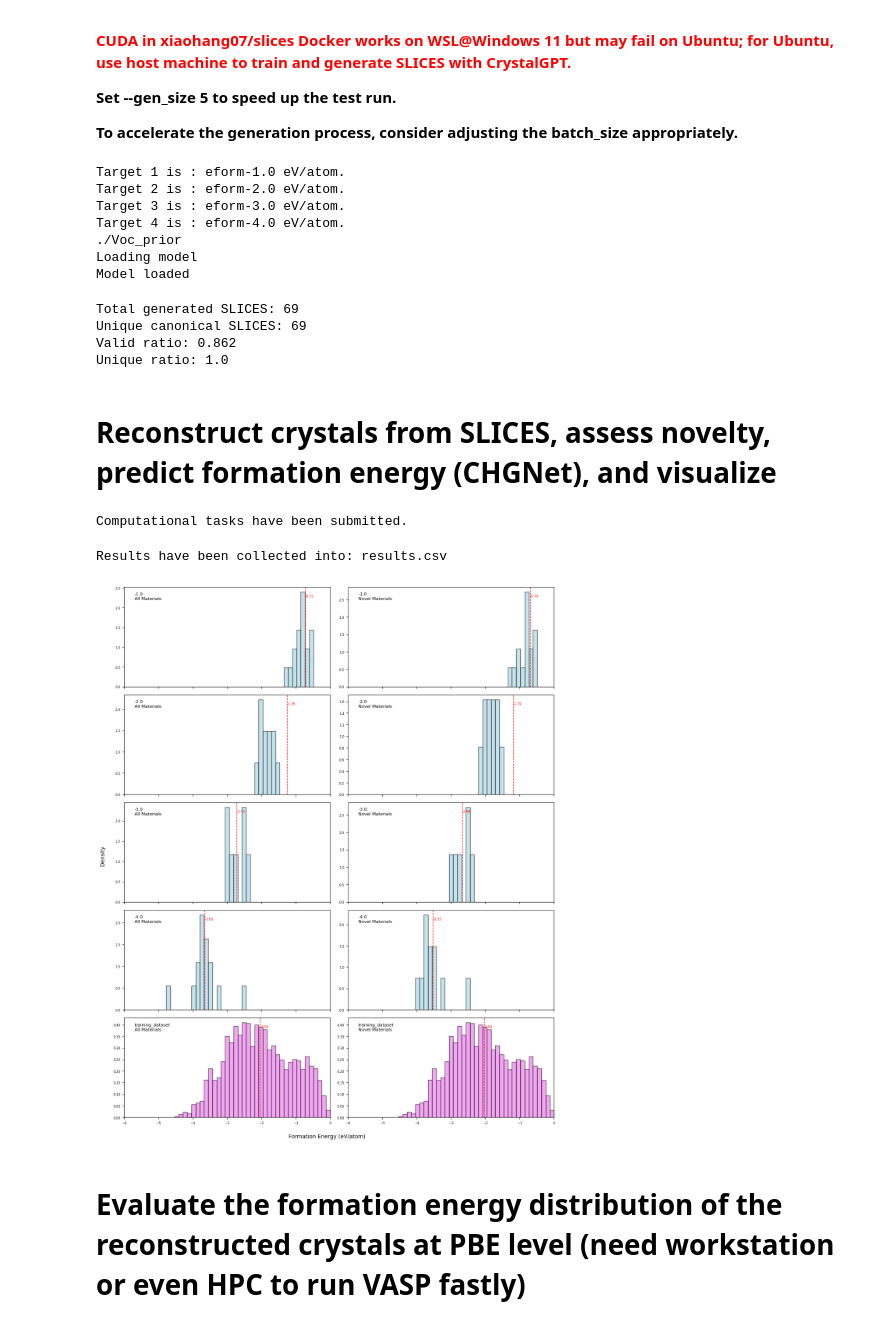
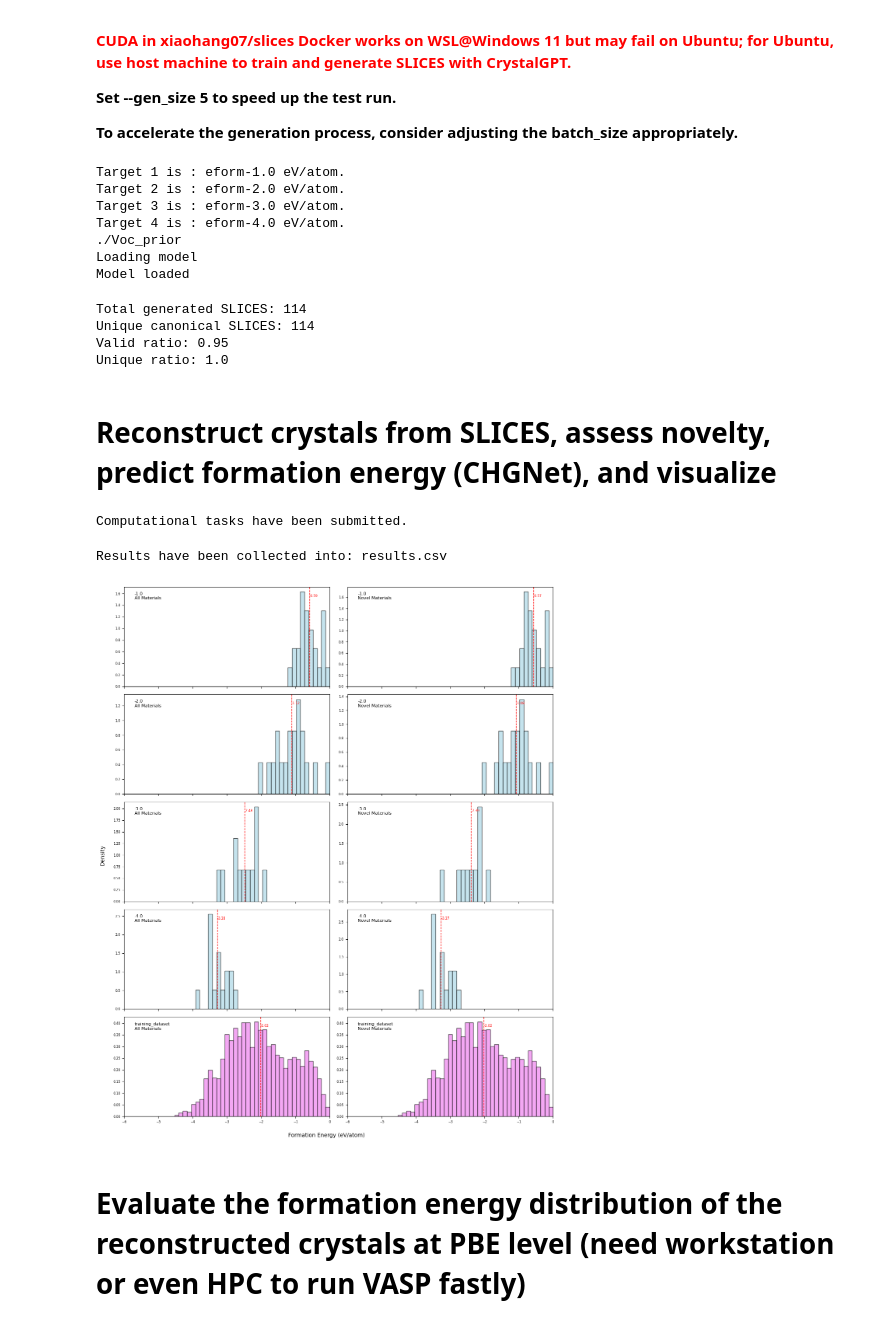
Before and after one commit to xiaohang007/SLICES, a Jupyter notebook: Tutorial_2.1_MatterGPT_eform.ipynb, the cells around one changed output. Saved outputs shown, nothing was run; the diff lists cells and outputs as text; code cells hidden in the pictures.

```diff
--- a/Tutorial_2.1_MatterGPT_eform.ipynb
+++ b/Tutorial_2.1_MatterGPT_eform.ipynb
@@ -122,7 +142,7 @@ import os
 with temporaryWorkingDirectory("./MatterGPT/eform/1_train_generate"):
     os.system('''
     /bin/bash -c "source /opt/conda/etc/profile.d/conda.sh && conda activate chgnet && \
-    python generate.py --model_weight bandgap_Aug1.pt --prop_targets '[-1.0, -2.0,-3,-4]' --gen_size 20 --batch_size 5 --csv_name inverse_designed_SLICES --n_head 12"
+    python generate.py --model_weight bandgap_Aug1.pt --prop_targets '[-1.0, -2.0,-3,-4]' --gen_size 30 --batch_size 2 --csv_name inverse_designed_SLICES --n_head 12"
     ''')
 # %% [output]
 Target 1 is : eform-1.0 eV/atom.
@@ -132,9 +152,9 @@ Target 4 is : eform-4.0 eV/atom.
 ./Voc_prior
 Loading model
 Model loaded
-Total generated SLICES: 69
-Unique canonical SLICES: 69
-Valid ratio: 0.862
+Total generated SLICES: 114
+Unique canonical SLICES: 114
+Valid ratio: 0.95
 Unique ratio: 1.0
 # %% [markdown]
 # Reconstruct crystals from SLICES, assess novelty, predict formation energy (CHGNet), and visualize
@@ -150,9 +170,11 @@ import numpy as np
 import matplotlib.ticker as ticker
 import pickle,json
 from pymatgen.core.structure import Structure
+train_dataset_json='../../../data/mp20_nonmetal/cifs_filtered.json'
+train_dataset_csv="../../../data/mp20_nonmetal/train_data_reduce_zero.csv"
 def load_and_save_structure_database():
     # json file (including "cif") of training dataset for novelty check
-    with open('../../../data/mp20_nonmetal/cifs_filtered.json', 'r') as f:
+    with open(train_dataset_json, 'r') as f:
         cifs = json.load(f)
     structure_database = []
     for i in range(len(cifs)):
@@ -206,35 +228,35 @@ def plot_combined_histograms(all_data, novel_data, output_file):
             mu, std = norm.fit(data[col_name].dropna())
             axs[i, j].text(0.05, 0.95, f"{col_name}\n{title}", transform=axs[i, j].transAxes, fontsize=8, va='top')
             mean_val = data[col_name].mean()
             axs[i, j].axvline(mean_val, color='red', linestyle='--', linewidth=1)
             axs[i, j].text(mean_val, axs[i, j].get_ylim()[1]*0.9, f"{mean_val:.2f}", color='red', fontsize=6, ha='left')
     for ax in axs.flat:
         ax.set_xlim(-6, 0)
         ax.tick_params(axis='both', which='major', labelsize=6)
         ax.xaxis.set_major_locator(ticker.MultipleLocator(1))
     fig.text(0.5, 0.02, 'Formation Energy (eV/atom)', ha='center', va='center', fontsize=10)
     fig.text(0.02, 0.5, 'Density', ha='center', va='center', rotation='vertical', fontsize=10)
     plt.subplots_adjust(hspace=0, wspace=0.1)
     plt.tight_layout(rect=[0.03, 0.03, 1, 0.97])
     plt.savefig(output_file, dpi=300, bbox_inches='tight')
     return fig
 if __name__ == "__main__":
     with temporaryWorkingDirectory("./MatterGPT/eform/2_inverse_eform_novelty"):
         process_data()
-        data_dict, sorted_keys, trainingset_values = prepare_data("results.csv", "../../../data/mp20_nonmetal/train_data_reduce_zero.csv")
+        data_dict, sorted_keys, trainingset_values = prepare_data("results.csv", train_dataset_csv)
         # Process all materials
         all_materials_df = create_dataframe(data_dict, sorted_keys, trainingset_values, 'all')
         # Process novel materials
         novel_materials_df = create_dataframe(data_dict, sorted_keys, trainingset_values, 'novel')
         # Create and save the combined plot
         fig = plot_combined_histograms(all_materials_df, novel_materials_df, "combined_results.png")
         # Display the plot in Jupyter
         display(fig)
         plt.close(fig)
 # %% [output]
 Computational tasks have been submitted.
 Results have been collected into: results.csv
-[figure, old version]
+[figure, new version]
 # %% [markdown]
 # Evaluate the formation energy distribution of the reconstructed crystals at PBE level (need workstation or even HPC to run VASP fastly)
 # %%
```
Also changed, not shown: parts of 3 cells of this notebook, 38 other files.
